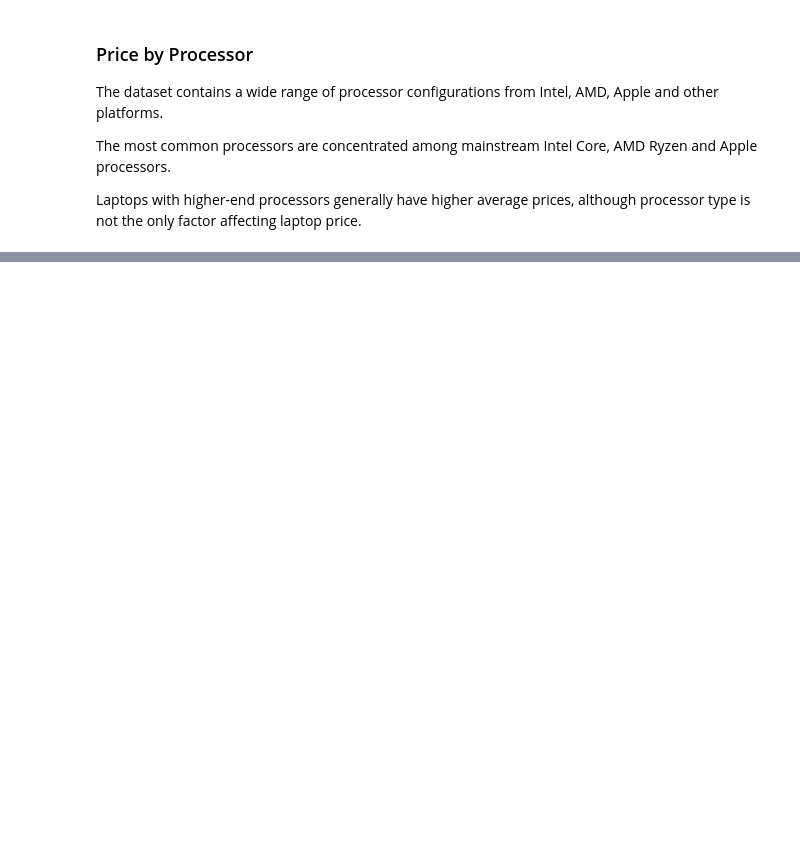
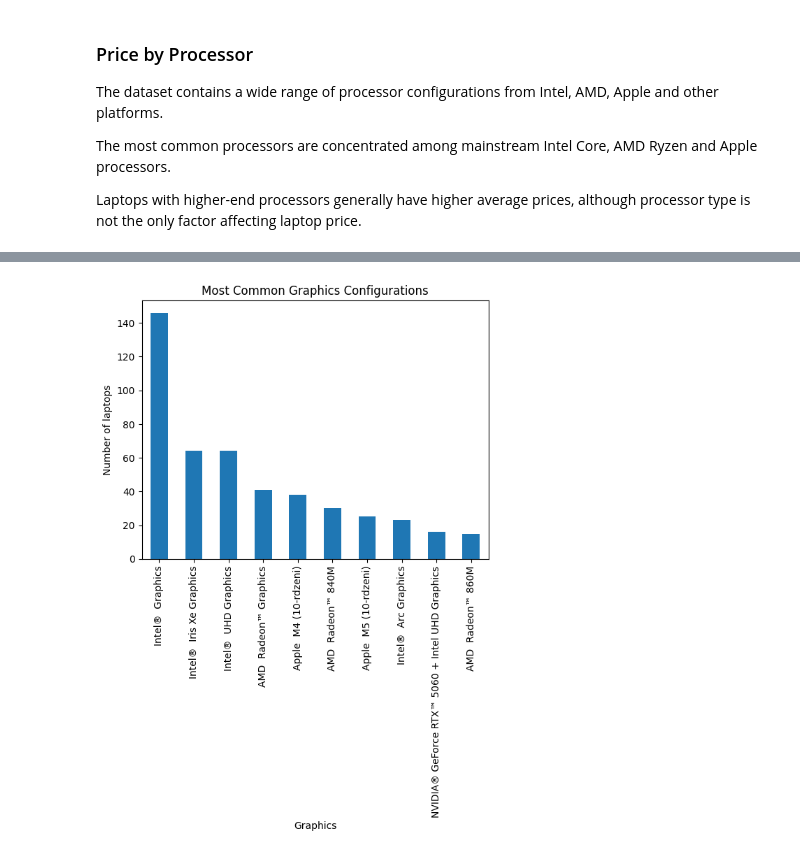
Before and after one commit to rishchuk/laptop-analysis, a Jupyter notebook: laptop_analysis.ipynb, the cells around one changed output, grey strips where cells are left out. Drawn from its saved outputs; the diff is of its cells as text; code cells hidden in the pictures; blank space fills up the shorter version.

```diff
--- a/laptop_analysis.ipynb
+++ b/laptop_analysis.ipynb
@@ -720,0 +853,9 @@ Laptops with higher-end processors generally have higher average prices, althoug
+# %%
+df["graphics"].value_counts().head(10).plot(kind="bar")
+
+plt.xlabel("Graphics")
+plt.ylabel("Number of laptops")
+plt.title("Most Common Graphics Configurations")
+plt.show()
+# %% [output]
+[figure, added]
```
Also changed, not shown: parts of 15 cells of this notebook.
